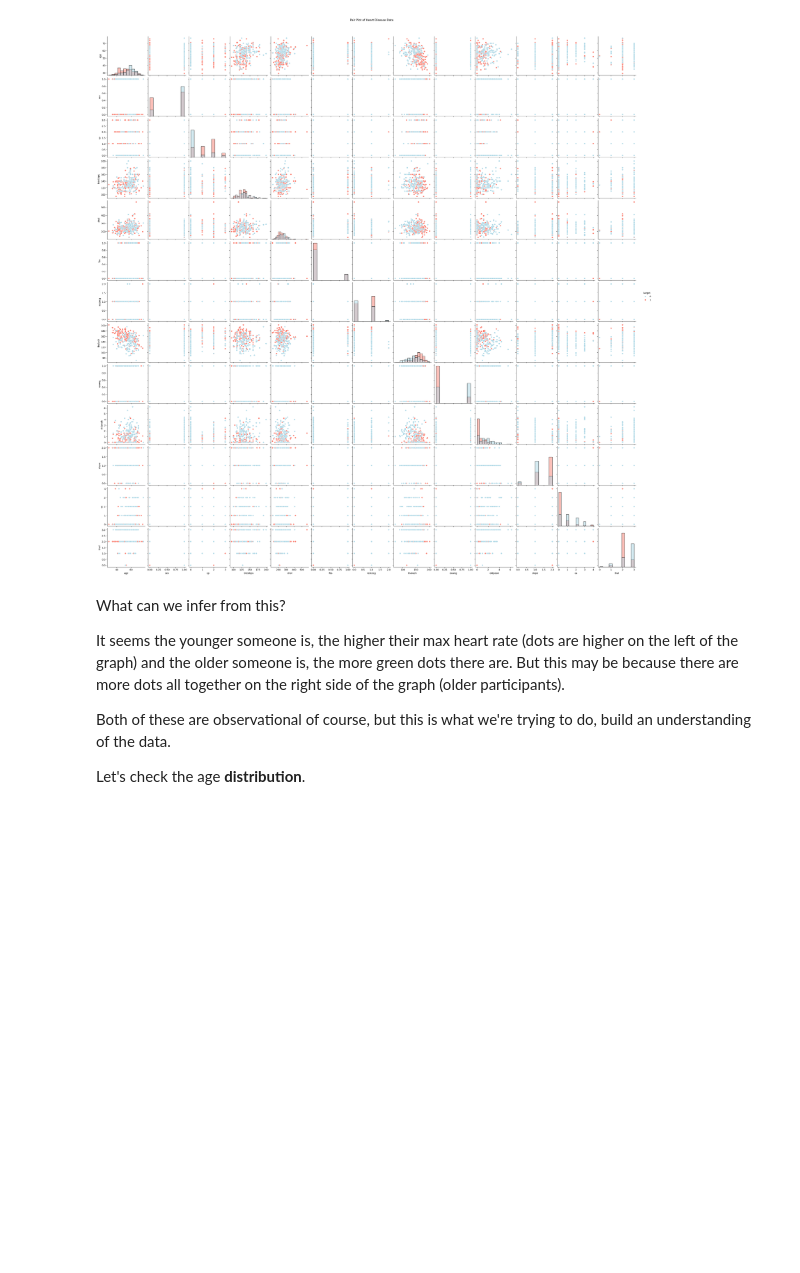
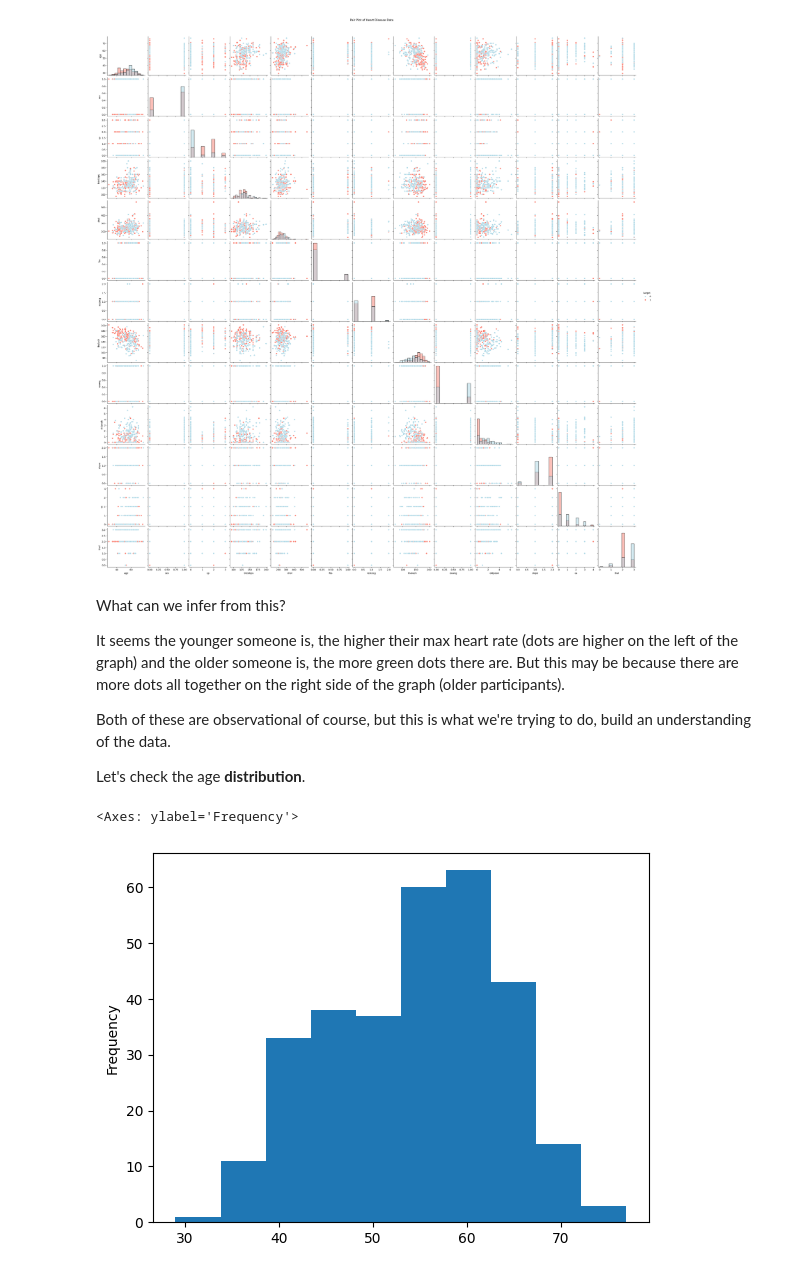
Before and after one commit to IIK99/Complete-A.I.---Machine-Learning--Data-Science-Bootcamp, a Jupyter notebook: 05 Milestone Project 1/heart_disease_classification.ipynb, the cells around one changed output. Cells and saved outputs as stored; diff of their text form; code cells hidden in the pictures; blank space fills up the shorter version.

```diff
--- a/05 Milestone Project 1/heart_disease_classification.ipynb
+++ b/05 Milestone Project 1/heart_disease_classification.ipynb
@@ -472,3 +472,8 @@ It seems the younger someone is, the higher their max heart rate (dots are highe
 Both of these are observational of course, but this is what we're trying to do, build an understanding of the data.
 
 Let's check the age **distribution**.
+# %%
+df.age.plot.hist()
+# %% [output]
+<Axes: ylabel='Frequency'>
+[figure, added]
```
Also changed, not shown: parts of 5 cells of this notebook.
